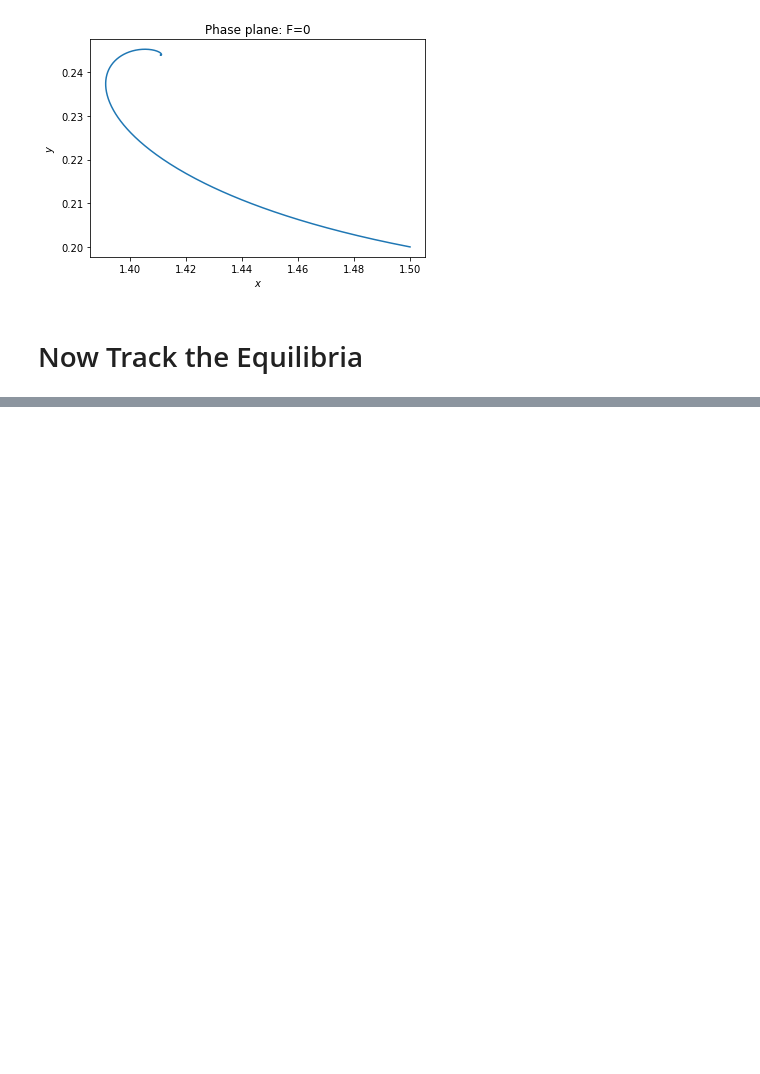
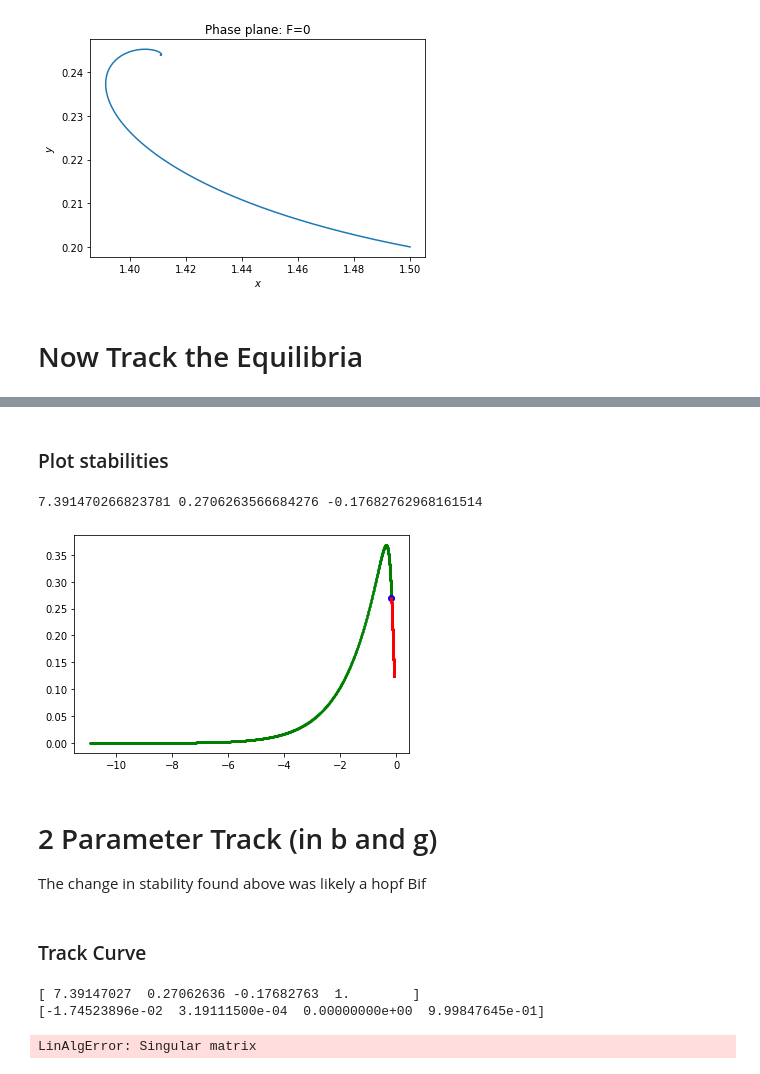
Before and after one commit to aaron-galligan/Case-Study, a Jupyter notebook: Testing_From_Lec_Code.ipynb, the cells around one changed output, grey strips where cells are left out. Saved outputs shown, nothing was run; the diff lists cells and outputs as text; code cells hidden in the pictures; blank space fills up the shorter version.

```diff
--- a/Testing_From_Lec_Code.ipynb
+++ b/Testing_From_Lec_Code.ipynb
@@ -207,0 +206,35 @@ No artists with labels found to put in legend.  Note that artists whose label st
+# %%
+#Finding the eigen values (eig_val), and stability (stab) at at value of g
+stab = np.empty((ylist.shape[1],1))*np.nan
+#note that the number of eigen values at each point of g will be ylist's (=[x,z,g])  width-1
+eig_val = np.empty((ylist.shape[1],ylist.shape[0]-1))*np.nan
+
+
+for i in np.arange(0,ylist.shape[1]):
+    p_i =np.array([b, ylist[2,i]])
+    J = MyJacobian(lambda x:userf1(0,x,p_i),ylist[0:2,i],h)
+    eig_val[i] = np.real(linalg.eig(J[:,:,0])[0])
+    max_eig = max(eig_val[i])
+    stab[i] = max_eig > 0
+    if (i>0 and stab[i] != stab[i-1] and stab[i-1] != 10):
+        #print(max_eig)
+        stab[i] = 10
+# %% [markdown]
+### Plot stabilities
+# %%
+for i in np.arange(0,ylist.shape[1]):
+    if stab[i] == False:
+        plt.plot(ylist[2,i],ylist[1,i],'g.',markersize=2,label = 'stable eq')
+    elif stab[i] == True:
+        plt.plot(ylist[2,i],ylist[1,i],'r.',markersize=2,label = 'unstable eq')
+    elif stab[i] == 10:
+        plt.plot(ylist[2,i],ylist[1,i],marker='o',color='b',markersize=6,label='SN')
+        print(ylist[0,i],ylist[1,i], ylist[2,i])
+    else:
+        print('Error - undefined stability type')
+# %% [output]
+7.391470266823781 0.2706263566684276 -0.17682762968161514
+[figure, added]
+# %% [markdown]
+# 2 Parameter Track (in b and g)
+The change in stability found above was likely a hopf Bif
@@ -207,0 +261,41 @@ No artists with labels found to put in legend.  Note that artists whose label st
+# %% [markdown]
+### Track Curve
+# %%
+#RHS_used and df_used is either RHS_fold or RHS_hopf
+RHS_used = RHS_hopf
+df_used = df_hopf
+
+
+# Define MyTrackCurve initial points
+f_inds = np.where(stab == 10)[0]
+y0 = np.array([ylist[0,f_inds[0]], ylist[1,f_inds[0]], ylist[2,f_inds[0]], b])
+print(y0)
+
+ytan0 = np.expand_dims(np.array([0,0,0,1]),axis=1) # guess i the direction of increasing params
+
+# Solve for the true initial tangent
+df0 = np.squeeze(df_used(y0))
+zeros0 = np.zeros((3,))
+zeros1 = np.append(zeros0,np.array([1.]),axis=0)
+f0 = np.concatenate((df0,np.transpose(ytan0)),axis=0)
+z = np.linalg.lstsq(f0,zeros1,rcond=None)[0]
+mult = np.sign(np.matmul(np.transpose(z),ytan0))
+ytan = np.divide(z,linalg.norm(z))*mult
+print(ytan)
+
+yused1 = MyTrackCurve(RHS_used,df_used,y0,ytan,stepsize=0.01,nmax=200)
+
+# guess in direction for decreasing params
+ytan0 = np.expand_dims(np.array([0,0,-1,0]),axis=1)
+
+# Solve for the true initial tangent
+f0 = np.concatenate((df0,np.transpose(ytan0)),axis=0)
+z = np.linalg.lstsq(f0,zeros1,rcond=None)[0]
+mult = np.sign(np.matmul(np.transpose(z),ytan0))
+ytan = np.divide(z,linalg.norm(z))*mult
+
+yused2 = MyTrackCurve(RHS_used,df_used,y0,ytan,stepsize=0.01,nmax=200)
+# %% [output]
+[ 7.39147027  0.27062636 -0.17682763  1.        ]
+[-1.74523896e-02  3.19111500e-04  0.00000000e+00  9.99847645e-01]
+LinAlgError: Singular matrix
```
Also changed, not shown: parts of 7 cells of this notebook, 1 other file.
